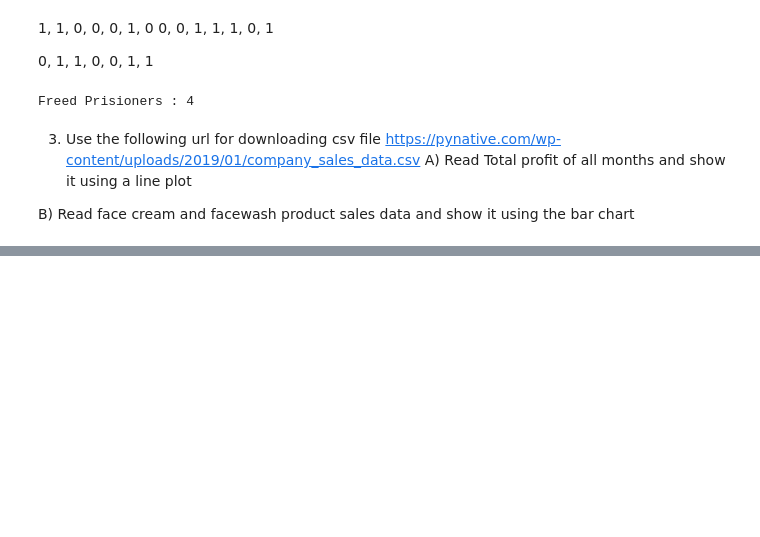
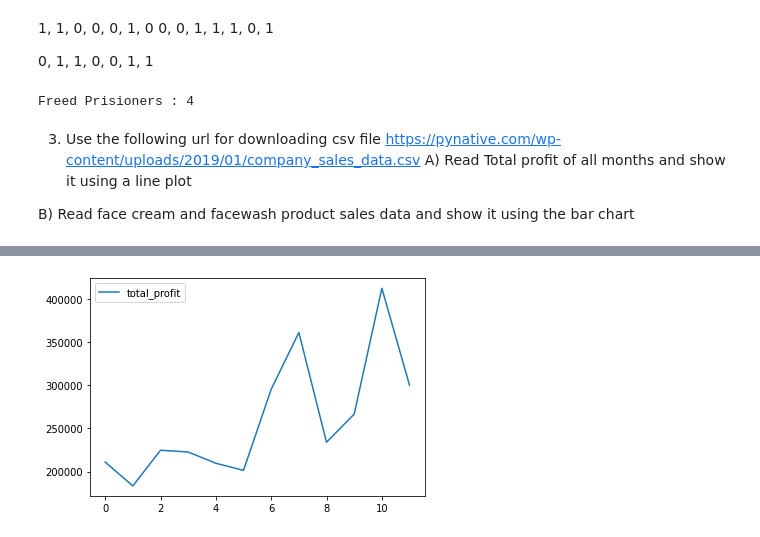
Before and after one commit to SandeepK1729/APP, a Jupyter notebook: 1.a cipher.ipynb, the cells around one changed output, grey strips where cells are left out. Saved outputs shown, nothing was run; the diff lists cells and outputs as text; code cells hidden in the pictures; blank space fills up the shorter version.

```diff
--- a/1.a cipher.ipynb
+++ b/1.a cipher.ipynb
@@ -104,0 +104,11 @@ HTTPError: HTTP Error 403: Forbidden
+# %%
+url = 'https://pynative.com/wp-content/uploads/2019/01/company_sales_data.csv'
+r = requests.get(url)
+
+header, *rows = r.iter_lines()
+
+header = list(decode(header).split(','))
+text = [list(map(int, decode(row).split(','))) for row in rows]
+
+df = pd.DataFrame(text, columns = header)
+df
@@ -104,0 +129,5 @@ HTTPError: HTTP Error 403: Forbidden
+# %%
+df.plot(y = 'total_profit')
+plt.show()
+# %% [output]
+[figure, added]
```
Also changed, not shown: parts of 4 cells of this notebook.
